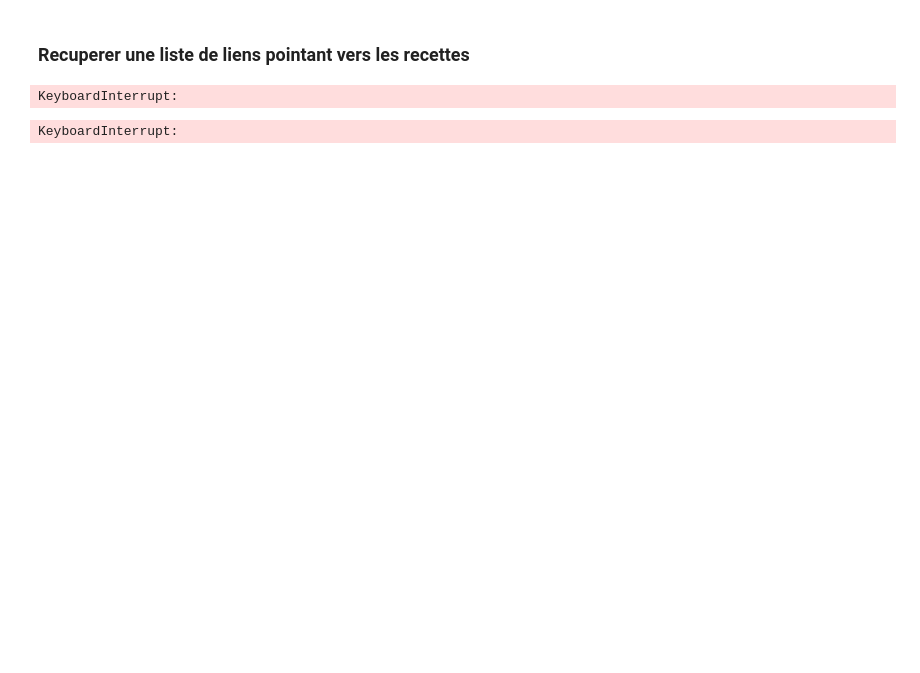
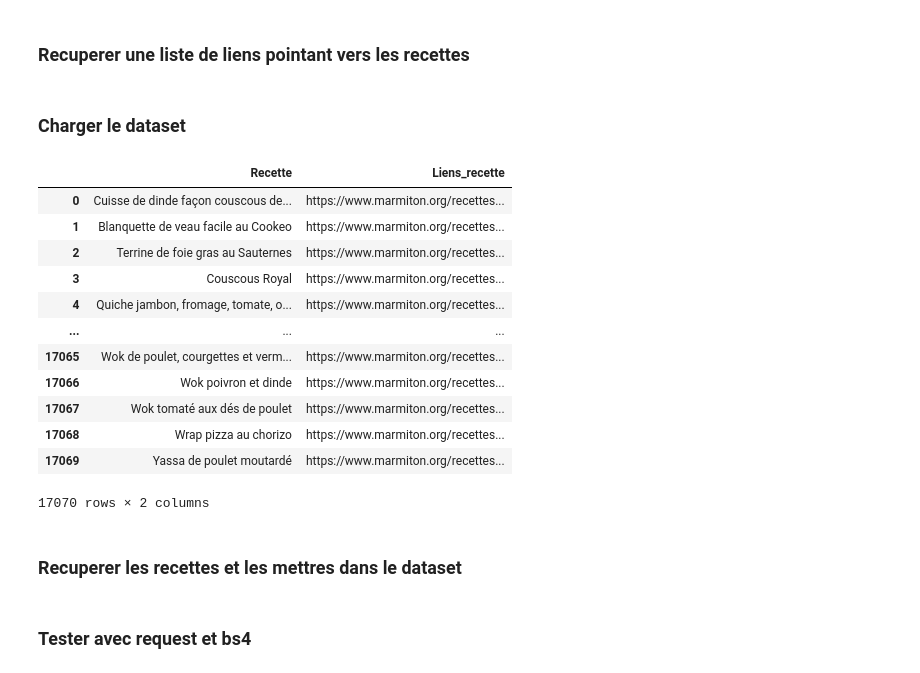
Before and after one commit to vdmt-data/justcook.ai, a Jupyter notebook: web-scraping.ipynb, the cells around one changed output. Cells and saved outputs as stored; diff of their text form; code cells hidden in the pictures; blank space fills up the shorter version.

```diff
--- a/web-scraping.ipynb
+++ b/web-scraping.ipynb
@@ -236,16 +135,12 @@ def recette_par_page(driver):
 # %%
 URL_ROOT = "https://www.marmiton.org/recettes/index/categorie/plat-principal"
 
-titre_recette = []
-lien_recette = []
-
-for i in range(1, 510):
-    URL_PAGE_PATH = f"{URL_ROOT}/{i}"
-    driver.get(URL_PAGE_PATH)
-    # Rechercher les éléments avec la classe 'mrtn-card__title' uniquement à l'intérieur de 'recette'
-    titre_elements = driver.find_elements(By.XPATH, './/*[contains(@class, "mrtn-card__title")]/a')
-    for titre_element in titre_elements:
-        lien_recette.append(titre_element.get_attribute('href'))
-        titre_recette.append(titre_element.text.strip())
+with open("liens-recettes-v1.csv", "a", encoding='utf-8') as f:
+    for i in range(1, 570):
+        time.sleep(1)
+        URL_PAGE_PATH = f"{URL_ROOT}/{i}"
+        driver.get(URL_PAGE_PATH)
+        # Rechercher les éléments avec la classe 'mrtn-card__title' uniquement à l'intérieur de 'recette'
+        titre_elements = driver.find_elements(By.XPATH, './/*[contains(@class, "mrtn-card__title")]/a')
+        for titre_element in titre_elements:
+            f.write(f"{titre_element.text.strip()};{titre_element.get_attribute('href')}\n")
-# %% [output]
-KeyboardInterrupt:
@@ -259,5 +147,19 @@ dataset_lien_recettes.to_csv('liens-recette.csv', index=False, encoding='utf-8-s
-# %%
-for lien in dataset_lien_recettes['Lien recette']:
-    driver.get(lien)
-# %% [output]
-KeyboardInterrupt:
+# %% [markdown]
+### Charger le dataset
+# %%
+dataset = pd.read_csv("liens-recettes-v1.csv", sep=";", encoding='utf-8')
+dataset
+# %% [output]
+|  | Recette | Liens_recette |
+| 0 | Cuisse de dinde façon couscous de... | https://www.marmiton.org/recettes... |
+| 1 | Blanquette de veau facile au Cookeo | https://www.marmiton.org/recettes... |
+| 2 | Terrine de foie gras au Sauternes | https://www.marmiton.org/recettes... |
+| 3 | Couscous Royal | https://www.marmiton.org/recettes... |
+| 4 | Quiche jambon, fromage, tomate, o... | https://www.marmiton.org/recettes... |
+| ... | ... | ... |
+| 17065 | Wok de poulet, courgettes et verm... | https://www.marmiton.org/recettes... |
+| 17066 | Wok poivron et dinde | https://www.marmiton.org/recettes... |
+| 17067 | Wok tomaté aux dés de poulet | https://www.marmiton.org/recettes... |
+| 17068 | Wrap pizza au chorizo | https://www.marmiton.org/recettes... |
+| 17069 | Yassa de poulet moutardé | https://www.marmiton.org/recettes... |
+17070 rows × 2 columns
@@ -263,0 +168,2 @@ KeyboardInterrupt:
+# %% [markdown]
+### Recuperer les recettes et les mettres dans le dataset
@@ -263,0 +261,2 @@ KeyboardInterrupt:
+# %% [markdown]
+### Tester avec request et bs4
```
Also changed, not shown: parts of 32 cells of this notebook, 5 other files.
